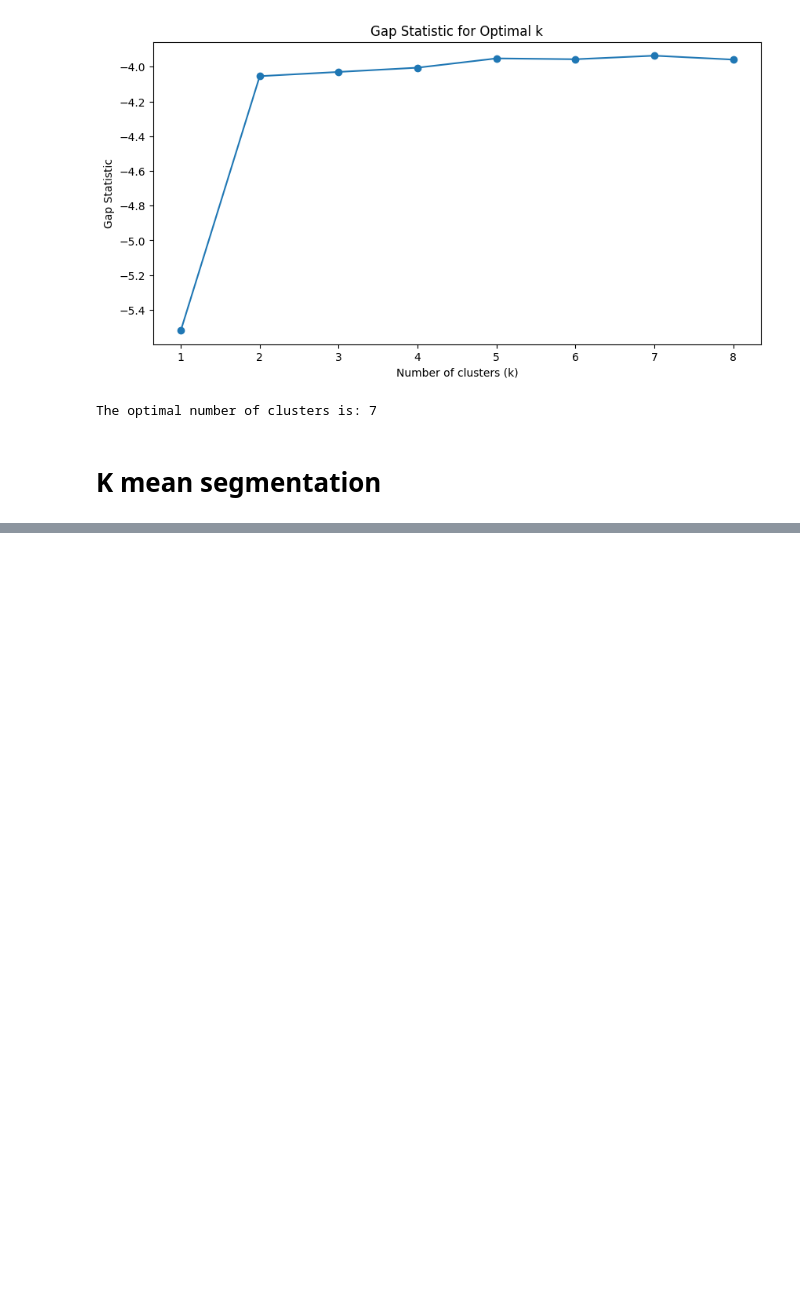
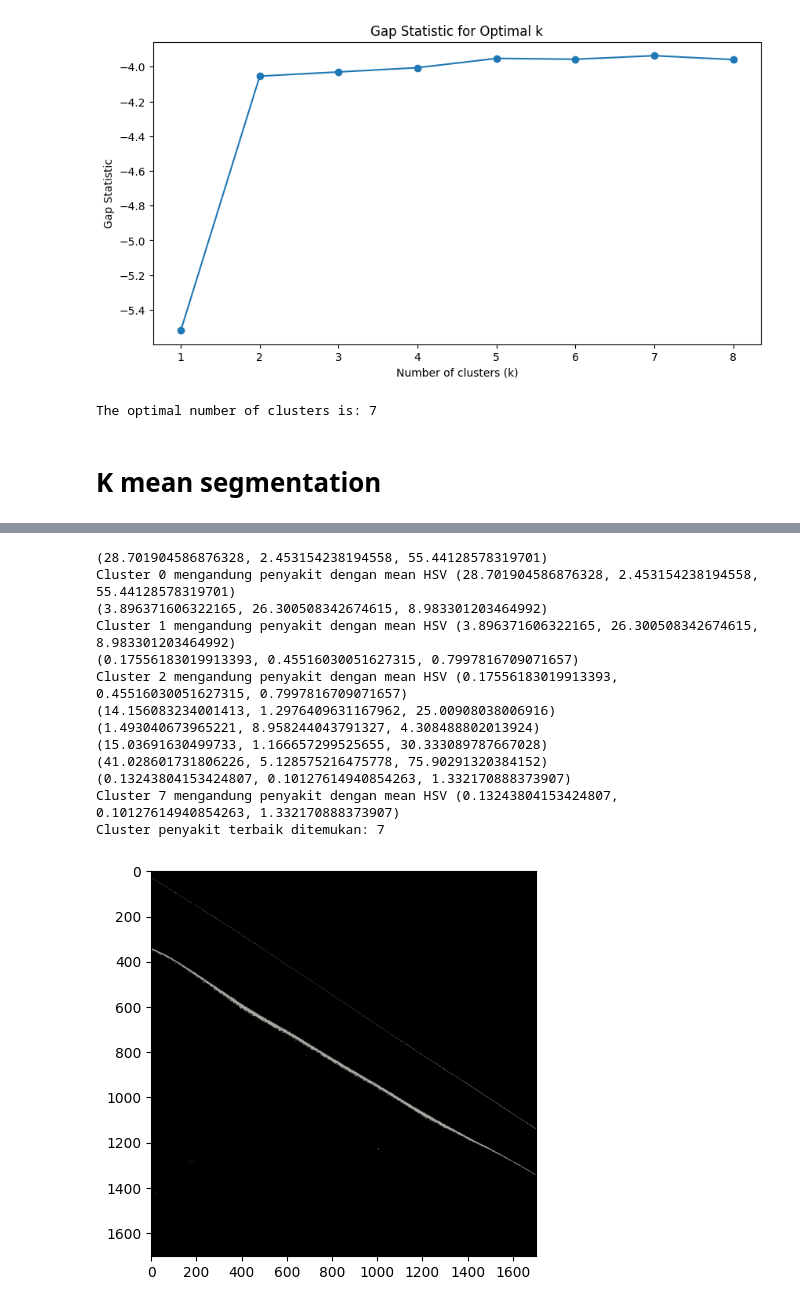
Before and after one commit to maevlava/paddy-leaf, a Jupyter notebook: K segmentation.ipynb, the cells around one changed output, grey strips where cells are left out. Drawn from its saved outputs; the diff is of its cells as text; code cells hidden in the pictures; blank space fills up the shorter version.

```diff
--- a/K segmentation.ipynb
+++ b/K segmentation.ipynb
@@ -300,0 +317,13 @@ plt.show()
+# %%
+def normalize_hsv(hsv_value):
+    hue, saturation, value = hsv_value
+    hue_normalized = hue / 180.0
+    saturation_normalized = saturation / 255.0
+    value_normalized = value / 255.0
+
+    return np.array([hue_normalized, saturation_normalized, value_normalized])
+# %%
+def calculate_hsv_similarity(hsv1, hsv2):
+    hsv1 = np.array(hsv1)
+    hsv2 = np.array(hsv2)
+    return np.linalg.norm(hsv1 - hsv2)
@@ -300,0 +334,41 @@ plt.show()
+# %%
+reference_hsv = normalize_hsv(mean_hsv)
+tolerance = 10
+disease_cluster = None
+best_match_score = float('inf')
+
+for cluster_idx in range(test_K):
+    cluster_pixels = mask_filter(test_image, segmented_test_image, cluster_idx, test_labels)
+    cluster_pixels_hsv = cv.cvtColor(cluster_pixels, cv.COLOR_RGB2HSV)
+    mean_hsv_cluster = cv.mean(cluster_pixels_hsv)[:3]
+
+    print(mean_hsv_cluster)
+
+    score = calculate_hsv_similarity(normalize_hsv(mean_hsv_cluster), reference_hsv)
+
+    if score < best_match_score:
+        best_match_score = score
+        disease_cluster = cluster_idx
+        print(f"Cluster {cluster_idx} mengandung penyakit dengan mean HSV {mean_hsv_cluster}")
+
+if disease_cluster is not None:
+    print(f"Cluster penyakit terbaik ditemukan: {disease_cluster}")
+    plt.figure(figsize=(10, 5))
+    plt.imshow(mask_filter(test_image, segmented_test_image, disease_cluster, test_labels))
+else:
+    print("Cluster penyakit tidak ditemukan")
+# %% [output]
+(28.701904586876328, 2.453154238194558, 55.44128578319701)
+Cluster 0 mengandung penyakit dengan mean HSV (28.701904586876328, 2.453154238194558, 55.44128578319701)
+(3.896371606322165, 26.300508342674615, 8.983301203464992)
+Cluster 1 mengandung penyakit dengan mean HSV (3.896371606322165, 26.300508342674615, 8.983301203464992)
+(0.17556183019913393, 0.45516030051627315, 0.7997816709071657)
+Cluster 2 mengandung penyakit dengan mean HSV (0.17556183019913393, 0.45516030051627315, 0.7997816709071657)
+(14.156083234001413, 1.2976409631167962, 25.00908038006916)
+(1.493040673965221, 8.958244043791327, 4.308488802013924)
+(15.03691630499733, 1.166657299525655, 30.333089787667028)
+(41.028601731806226, 5.128575216475778, 75.90291320384152)
+(0.13243804153424807, 0.10127614940854263, 1.332170888373907)
+Cluster 7 mengandung penyakit dengan mean HSV (0.13243804153424807, 0.10127614940854263, 1.332170888373907)
+Cluster penyakit terbaik ditemukan: 7
+[figure, added]
```
Also changed, not shown: parts of 6 cells of this notebook.
